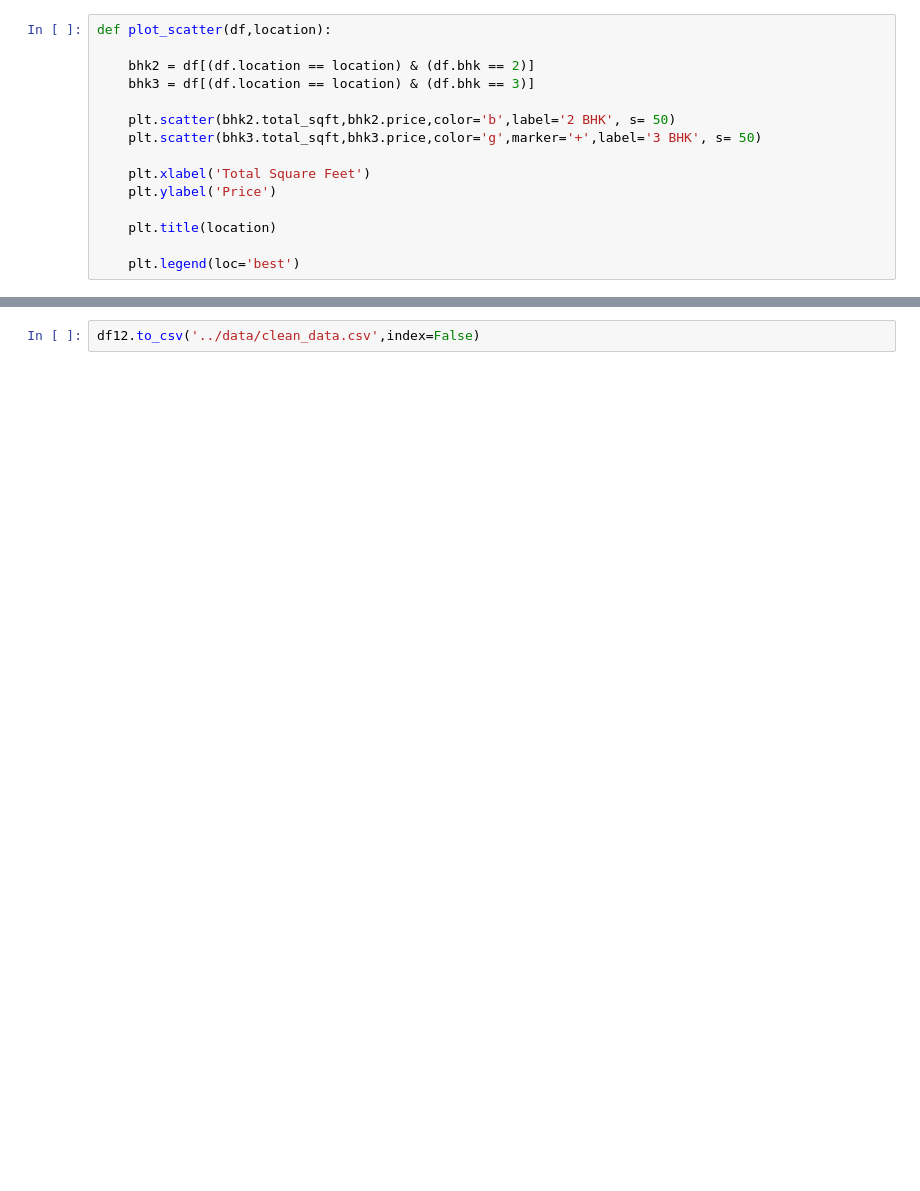
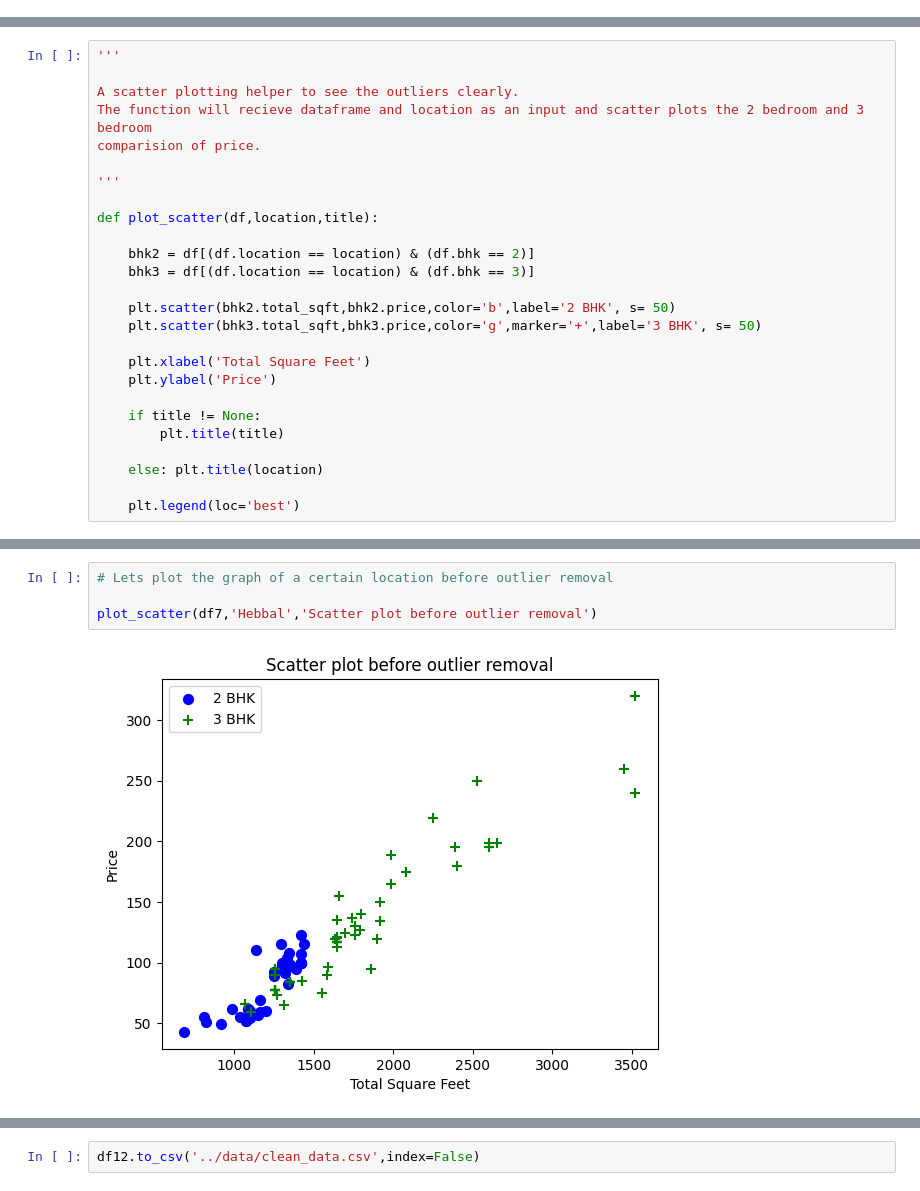
Before and after one commit to Micky373/end_to_end_home_price_prediction_ml_project, a Jupyter notebook: notebooks/EDA.ipynb, the cells around one changed output, grey strips where cells are left out. Drawn from its saved outputs; the diff is of its cells as text; blank space fills up the shorter version.

```diff
--- a/notebooks/EDA.ipynb
+++ b/notebooks/EDA.ipynb
@@ -296,15 +0,0 @@ df7.shape
-# %%
-def plot_scatter(df,location):
-
-    bhk2 = df[(df.location == location) & (df.bhk == 2)]
-    bhk3 = df[(df.location == location) & (df.bhk == 3)]
-
-    plt.scatter(bhk2.total_sqft,bhk2.price,color='b',label='2 BHK', s= 50)
-    plt.scatter(bhk3.total_sqft,bhk3.price,color='g',marker='+',label='3 BHK', s= 50)
-
-    plt.xlabel('Total Square Feet')
-    plt.ylabel('Price')
-
-    plt.title(location)
-
-    plt.legend(loc='best')
@@ -460,0 +81,26 @@ df12.shape
+# %%
+'''
+
+A scatter plotting helper to see the outliers clearly.
+The function will recieve dataframe and location as an input and scatter plots the 2 bedroom and 3 bedroom
+comparision of price.
+
+'''
+
+def plot_scatter(df,location,title):
+
+    bhk2 = df[(df.location == location) & (df.bhk == 2)]
+    bhk3 = df[(df.location == location) & (df.bhk == 3)]
+
+    plt.scatter(bhk2.total_sqft,bhk2.price,color='b',label='2 BHK', s= 50)
+    plt.scatter(bhk3.total_sqft,bhk3.price,color='g',marker='+',label='3 BHK', s= 50)
+
+    plt.xlabel('Total Square Feet')
+    plt.ylabel('Price')
+
+    if title != None:
+        plt.title(title)
+
+    else: plt.title(location)
+
+    plt.legend(loc='best')
@@ -460,0 +506,6 @@ df12.shape
+# %%
+# Lets plot the graph of a certain location before outlier removal
+
+plot_scatter(df7,'Hebbal','Scatter plot before outlier removal')
+# %% [output]
+[figure, added]
```
Also changed, not shown: parts of 112 cells of this notebook.
